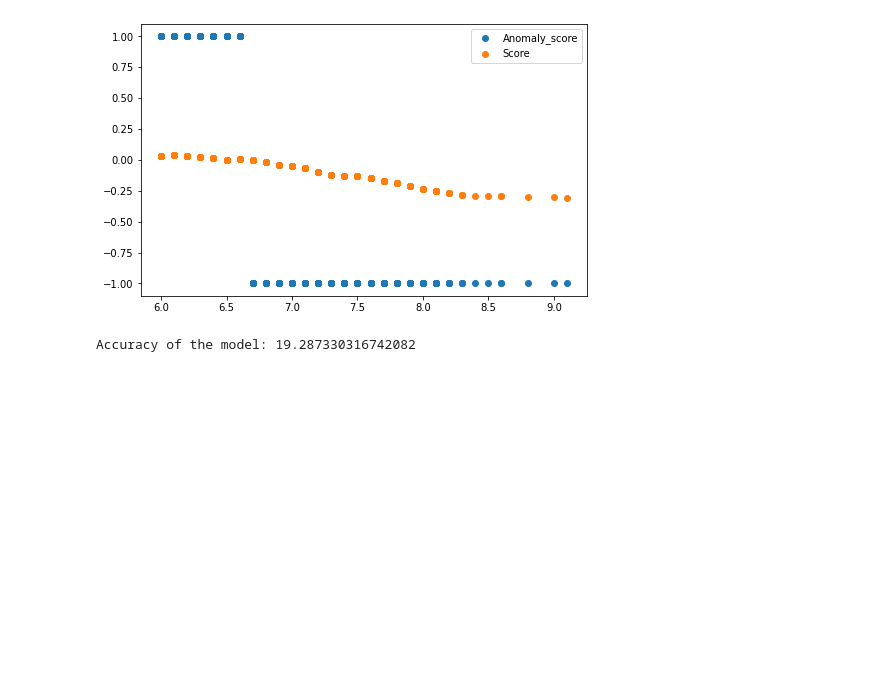
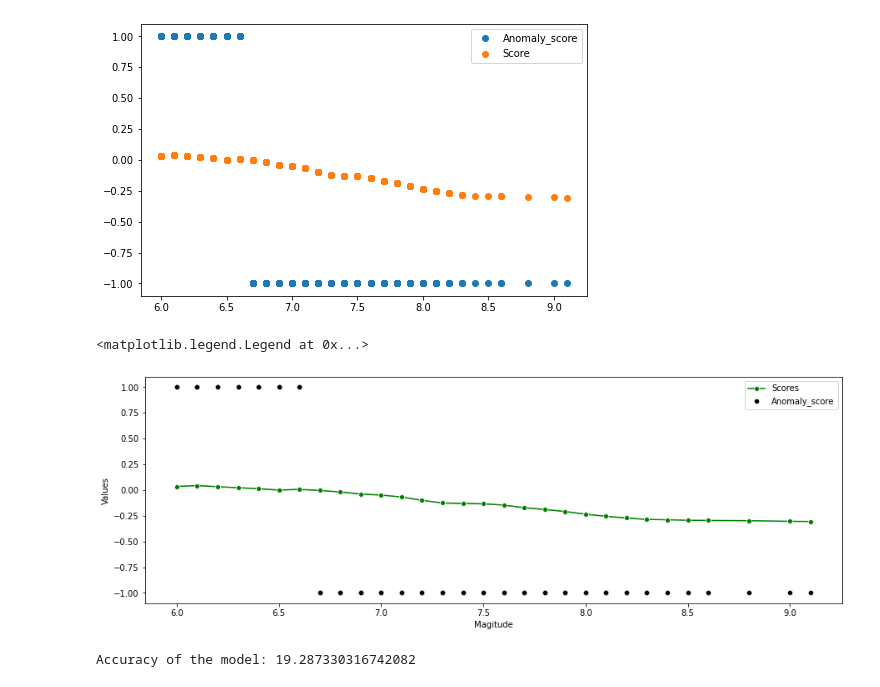
Before and after one commit to DommiiUdomp/mm, a Jupyter notebook: earthquakes.ipynb, the cells around one changed output. Saved outputs shown, nothing was run; the diff lists cells and outputs as text; code cells hidden in the pictures; blank space fills up the shorter version.

```diff
--- a/earthquakes.ipynb
+++ b/earthquakes.ipynb
@@ -102,5 +113,5 @@ plt.show()
 [figure]
 # %%
 # lat and lon to numeric, errors converted to nan
-earthquakes['Longitude'] = pd.to_numeric(earthquakes.Longitude, errors='coerce')
-earthquakes['Latitude'] = pd.to_numeric(earthquakes.Latitude, errors='coerce')
+#earthquakes['Longitude'] = pd.to_numeric(earthquakes.Longitude, errors='coerce')
+#earthquakes['Latitude'] = pd.to_numeric(earthquakes.Latitude, errors='coerce')
@@ -111,6 +186,2 @@ data = pd.concat([earthquakes['FLAG_TSUNAMI'] , earthquakes['Longitude'], earthq
 # %% [markdown]
 # ***Data Preparation***
-# %%
-earthquakes['DateTime'] = pd.to_datetime(earthquakes['DateTime'] )
-earthquakes.set_index('DateTime',inplace=True)
-earthquakes.info()
@@ -202,6 +274,19 @@ plt.legend()
 # %% [output]
 <matplotlib.legend.Legend at 0x...>
 [figure]
+# %%
+plt.figure(figsize=(15,5))
+
+plt.xlabel('Magitude')
+plt.ylabel('Values')
+
+sns.scatterplot(data["Magnitude"], data['anomaly_score'], label="Anomaly_score", color='black')
+sns.lineplot(data["Magnitude"], data['scores'] , marker = 'o', color='green', label= 'Scores')
+
+plt.legend()
+# %% [output]
+<matplotlib.legend.Legend at 0x...>
+[figure, added]
 # %%
 accuracy = 100*list(data['anomaly_score']).count(-1)/(data['anomaly_score'].value_counts().sum())
 print("Accuracy of the model:", accuracy)
```
Also changed, not shown: parts of 33 cells of this notebook.
